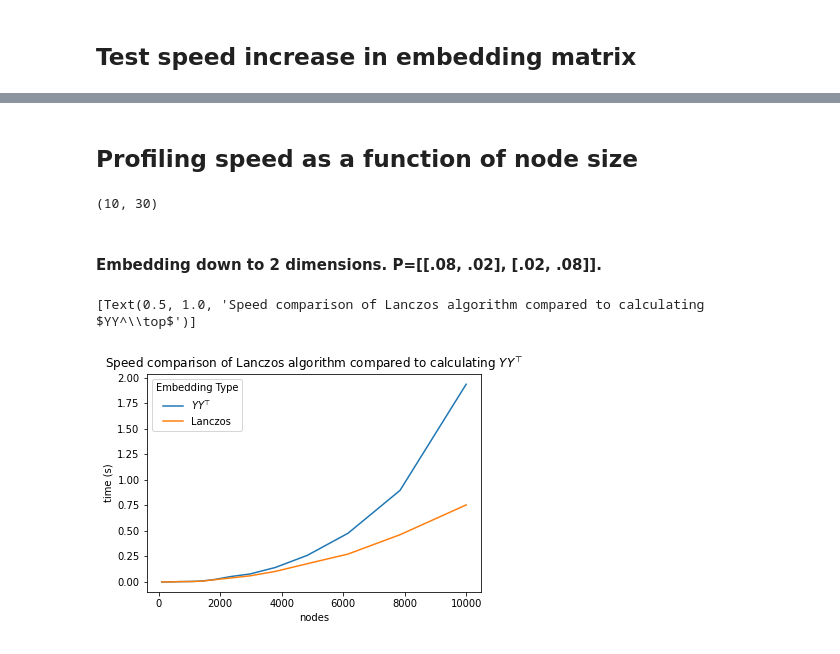
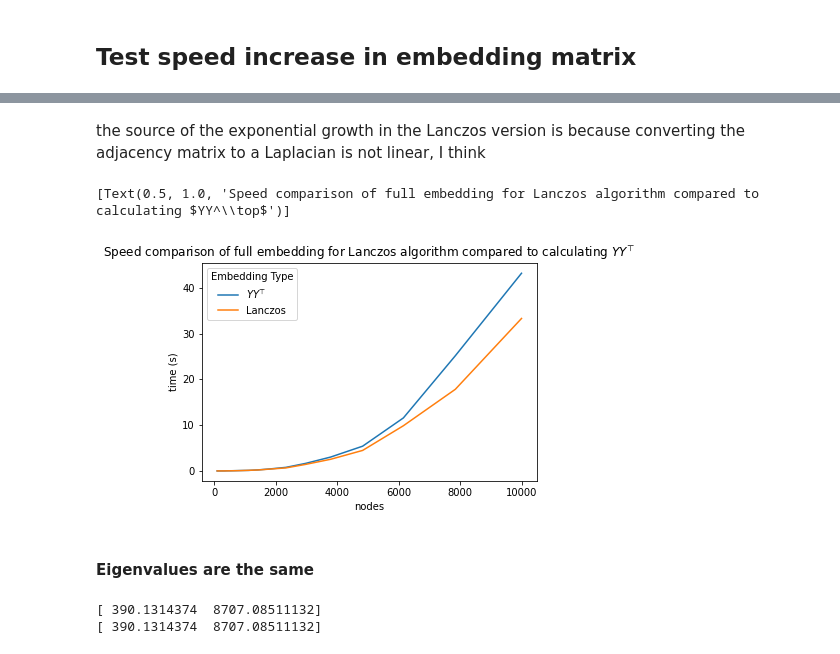
Before and after one commit to loftusa/graspy-personal, a Jupyter notebook: notebooks/LinearOperating_timetest.ipynb, the cells around one changed output, grey strips where cells are left out. Drawn from its saved outputs; the diff is of its cells as text; code cells hidden in the pictures.

Commit message:
up-to-date time profiling for lanczos

```diff
--- a/notebooks/LinearOperating_timetest.ipynb
+++ b/notebooks/LinearOperating_timetest.ipynb
@@ -98,8 +84,0 @@ D_slow, U_slow = eigsh(L_, k=2)
-# %%
-%%timeit
-
-def _matvec(v):
-    return (L@v) + Y@(Y.T@v)
-
-L_ = LinearOperator((10000, 10000), matvec=_matvec)
-D_fast, U_fast = eigsh(L_, k=2)
@@ -112,12 +84,0 @@ print(f"{3.04/2.17} speed increase on 10,000 node matrix")
-# %% [markdown]
-## Profiling speed as a function of node size
-# %%
-def gen_network(n):
-    P = np.array([[.8, .2], [.2, .8]])
-    A = sbm([n//2, n//2], P)
-    Y = gen_covariates(n=n//2)
-    return A, Y
-
-A, Y = gen_network(10)
-# %% [output]
-(10, 30)
@@ -157,21 +85,48 @@ for n in nodes:
-# %% [markdown]
-#### Embedding down to 2 dimensions. P=[[.08, .02], [.02, .08]].
+# %% [markdown]
+the source of the exponential growth in the Lanczos version is because converting the adjacency matrix to a Laplacian is not linear, I think
 # %%
-import pandas as pd
-import seaborn as sns
+def _matvec(v):
+    return L@(L@v) + Y@(Y.T@v)
+
+slows = {}
+fasts = {}
+for n in nodes:
+    A, Y = gen_network(n)
+
+    # calculating Y@Y.T
+    start = time()
+    L = to_laplacian(A, form="R-DAD")
+    L_ = L@L + Y@Y.T
+    D, U = eigsh(L_, k=2)
+    slows[n] = time() - start
+
+    # as LinearOperator
+    start = time()
+    L = to_laplacian(A, form="R-DAD")
+    L_ = LinearOperator((n, n), matvec=_matvec)
+    D_, U_ = eigsh(L_, k=2)
+    fasts[n] = time() - start
 
 times = slows.copy()
 df = pd.DataFrame(times.values(), index=times.keys(), columns=["Slow"])
 df.reset_index(inplace=True)
 
 df["Fast"] = fasts.values()
 melted = pd.melt(df, id_vars="index")
 melted.rename(columns={"index": "nodes", "variable": "Embedding Type", "value": "time (s)"},
               inplace=True)
 melted.head()
 melted["Embedding Type"].replace({"Slow": r"$YY^\top$", "Fast": "Lanczos"}, inplace=True)
 ax = sns.lineplot(data=melted, x="nodes", y="time (s)", hue="Embedding Type")
-ax.set(title=r"Speed comparison of Lanczos algorithm compared to calculating $YY^\top$")
+ax.set(title=r"Speed comparison of full embedding for Lanczos algorithm compared to calculating $YY^\top$")
 # %% [output]
-[Text(0.5, 1.0, 'Speed comparison of Lanczos algorithm compared to calculating $YY^\\top$')]
+[Text(0.5, 1.0, 'Speed comparison of full embedding for Lanczos algorithm compared to calculating $YY^\\top$')]
-[figure, old version]
+[figure, new version]
+# %% [markdown]
+#### Eigenvalues are the same
+# %%
+print(D)
+print(D_)
+# %% [output]
+[ 390.1314374  8707.08511132]
+[ 390.1314374  8707.08511132]
```
Also changed, not shown: parts of 19 cells of this notebook.
